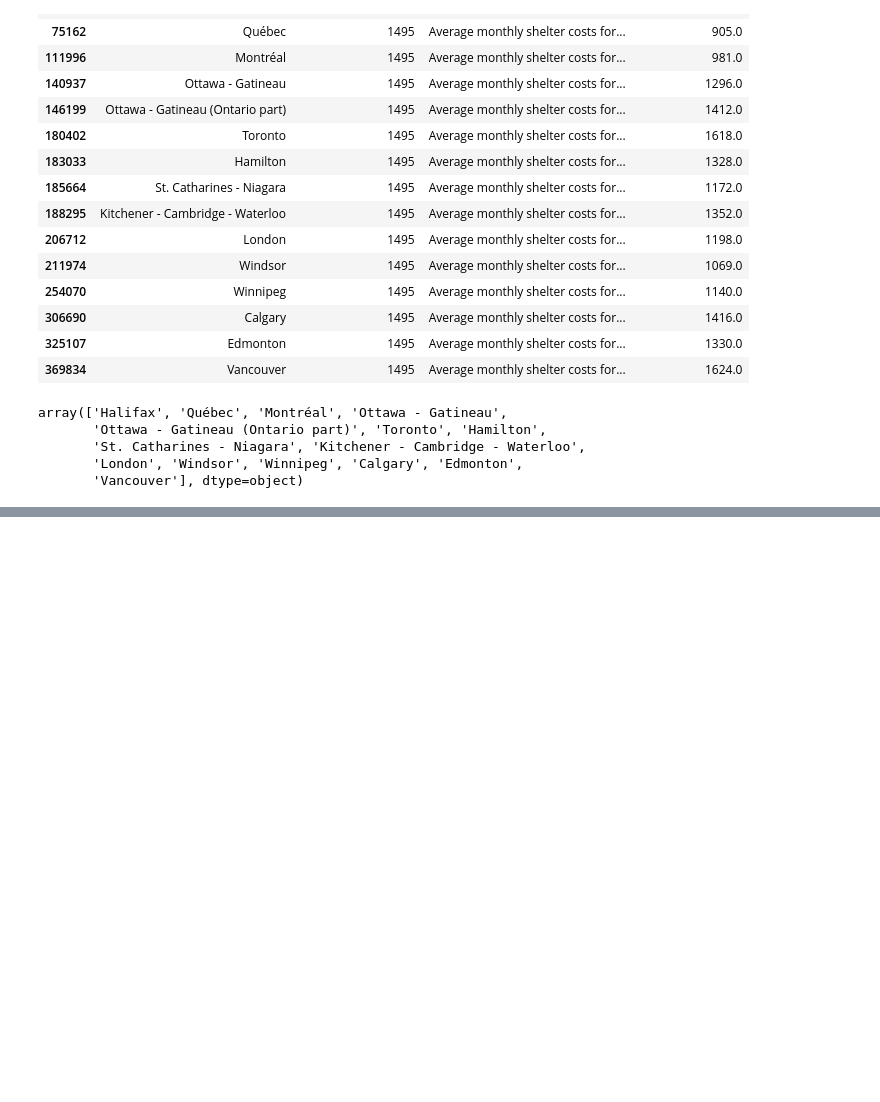
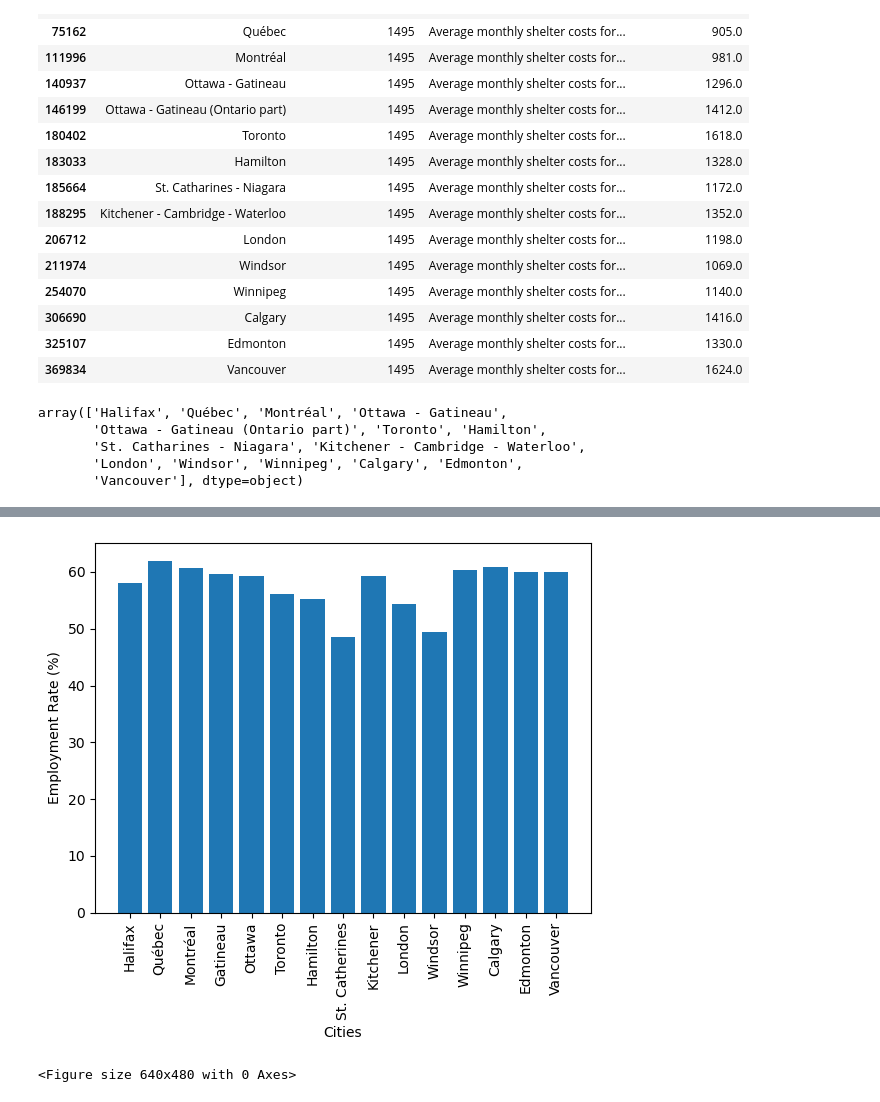
Before and after one commit to detmanski/Overview_Canada_Analysis, a Jupyter notebook: emp_and_shelter_cost.ipynb, the cells around one changed output, grey strips where cells are left out. Saved outputs shown, nothing was run; the diff lists cells and outputs as text; code cells hidden in the pictures; blank space fills up the shorter version.

```diff
--- a/emp_and_shelter_cost.ipynb
+++ b/emp_and_shelter_cost.ipynb
@@ -223,0 +279,10 @@ shelter_and_emp_df.to_csv("Output/shelter_and_emp_df.csv", index_label="City")
+# %%
+plt.bar(combined_data['Name'], combined_data['Employment Rate (%)'])
+plt.xlabel('Cities')
+plt.ylabel('Employment Rate (%)')
+plt.tick_params(axis='x', labelrotation = 90)
+plt.show()
+plt.savefig('./Visualizations/employment_bargraph.png')
+# %% [output]
+[figure, added]
+<Figure size 640x480 with 0 Axes>
```
Also changed, not shown: parts of 22 cells of this notebook, 2 other files.
